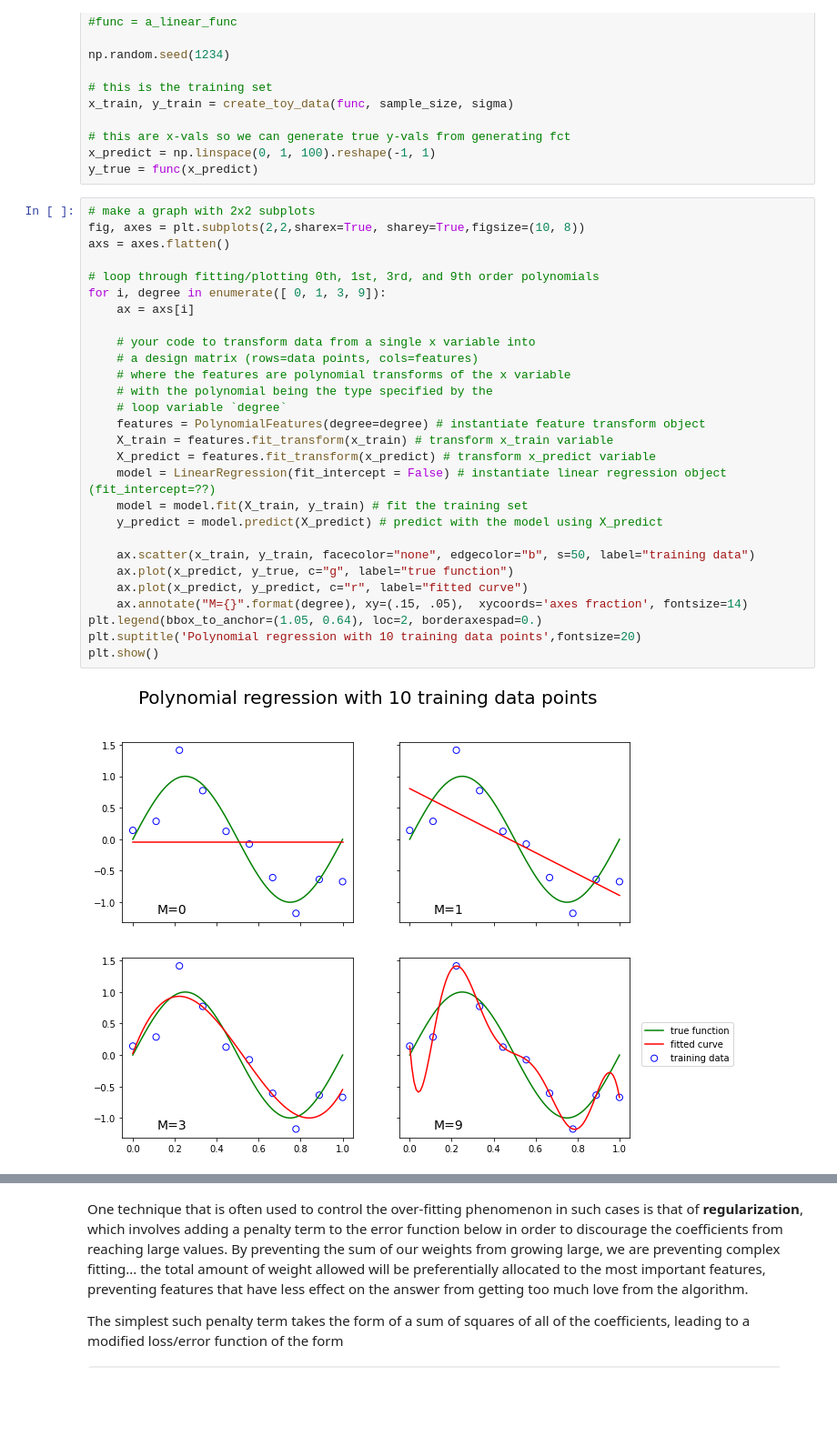
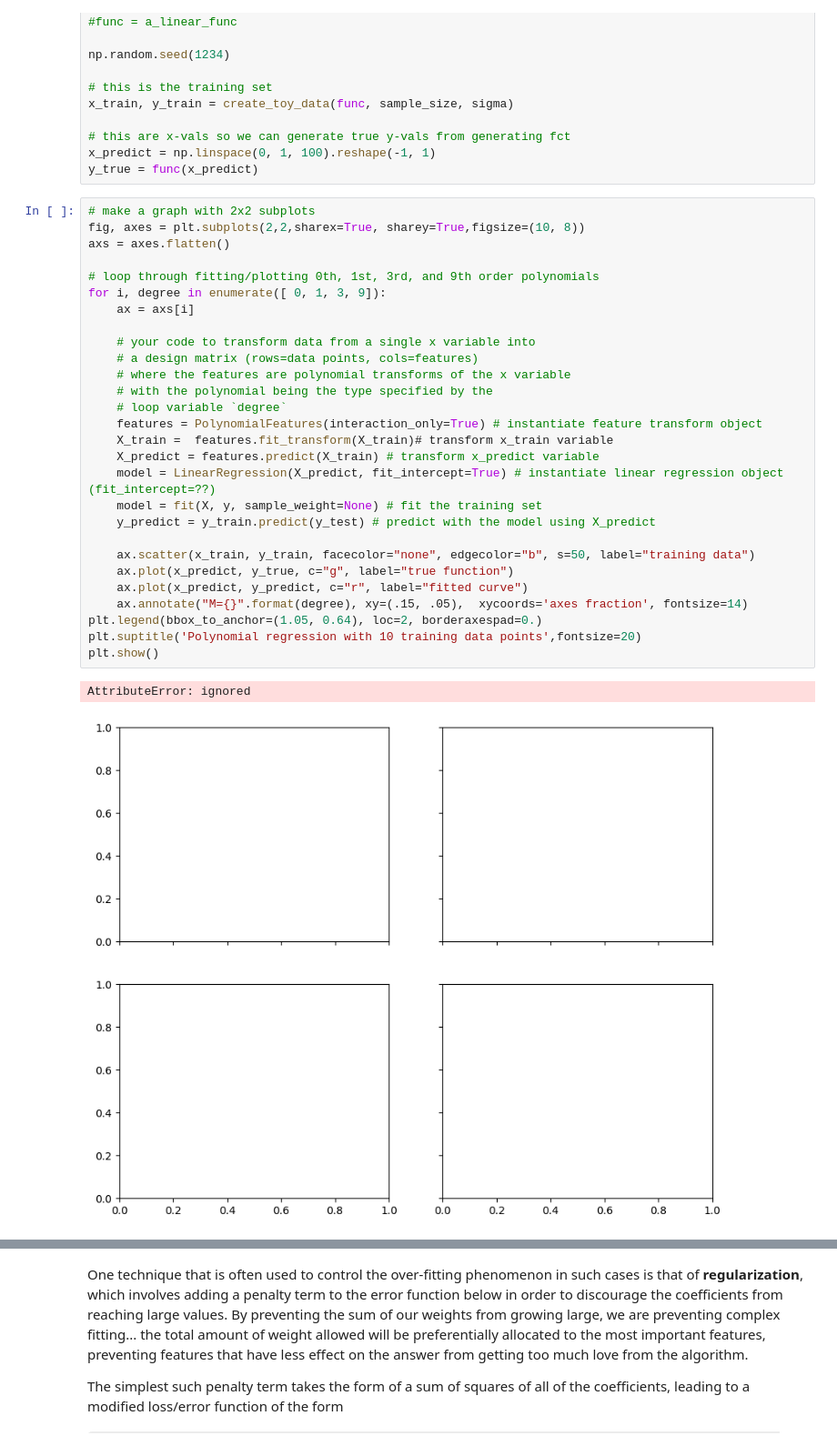
Before and after one commit to afleschner/demo_notebooks, a Jupyter notebook: lecture_06_regression.ipynb, the cells around one changed output, grey strips where cells are left out. Shown at 91% size. Saved outputs shown, nothing was run; the diff lists cells and outputs as text; some formulas as TeX source; blank space fills up the shorter version.

```diff
--- a/lecture_06_regression.ipynb
+++ b/lecture_06_regression.ipynb
@@ -55,33 +55,34 @@ y_true = func(x_predict)
 # %%
 # make a graph with 2x2 subplots
 fig, axes = plt.subplots(2,2,sharex=True, sharey=True,figsize=(10, 8))
 axs = axes.flatten()
 
 # loop through fitting/plotting 0th, 1st, 3rd, and 9th order polynomials
 for i, degree in enumerate([ 0, 1, 3, 9]):
     ax = axs[i]
 
     # your code to transform data from a single x variable into
     # a design matrix (rows=data points, cols=features)
     # where the features are polynomial transforms of the x variable
     # with the polynomial being the type specified by the
     # loop variable `degree`
-    features = PolynomialFeatures(degree=degree) # instantiate feature transform object
-    X_train = features.fit_transform(x_train) # transform x_train variable
-    X_predict = features.fit_transform(x_predict) # transform x_predict variable
-    model = LinearRegression(fit_intercept = False) # instantiate linear regression object (fit_intercept=??)
-    model = model.fit(X_train, y_train) # fit the training set
-    y_predict = model.predict(X_predict) # predict with the model using X_predict
+    features = PolynomialFeatures(interaction_only=True) # instantiate feature transform object
+    X_train =  features.fit_transform(X_train)# transform x_train variable
+    X_predict = features.predict(X_train) # transform x_predict variable
+    model = LinearRegression(X_predict, fit_intercept=True) # instantiate linear regression object (fit_intercept=??)
+    model = fit(X, y, sample_weight=None) # fit the training set
+    y_predict = y_train.predict(y_test) # predict with the model using X_predict
 
     ax.scatter(x_train, y_train, facecolor="none", edgecolor="b", s=50, label="training data")
     ax.plot(x_predict, y_true, c="g", label="true function")
     ax.plot(x_predict, y_predict, c="r", label="fitted curve")
     ax.annotate("M={}".format(degree), xy=(.15, .05),  xycoords='axes fraction', fontsize=14)
 plt.legend(bbox_to_anchor=(1.05, 0.64), loc=2, borderaxespad=0.)
 plt.suptitle('Polynomial regression with 10 training data points',fontsize=20)
 plt.show()
 # %% [output]
+AttributeError: ignored
-[figure, old version]
+[figure, new version]
 # %%
 # OK let's draw 50 new random data points from the same underlying function as a validation set
 x_validation, y_validation = create_toy_data(func, 50, sigma)
```
Also changed, not shown: parts of 4 cells of this notebook.
